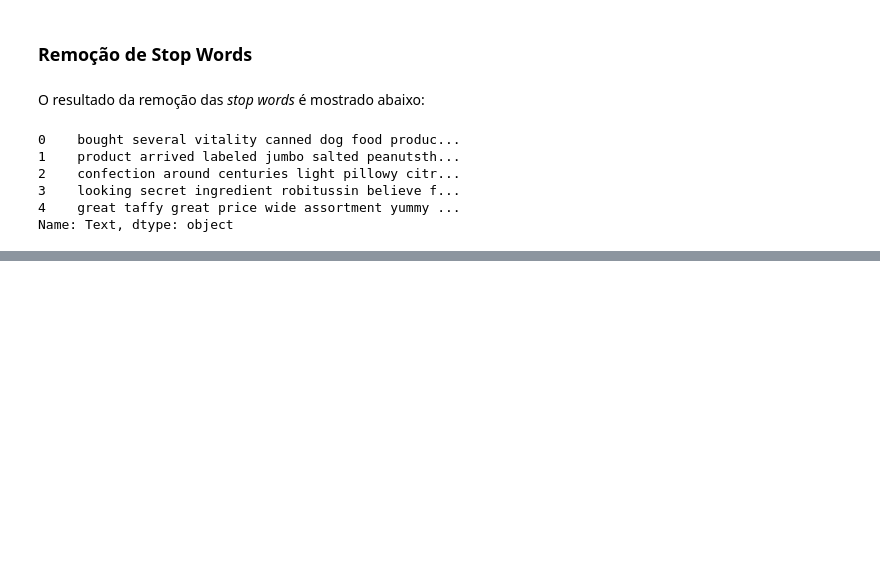
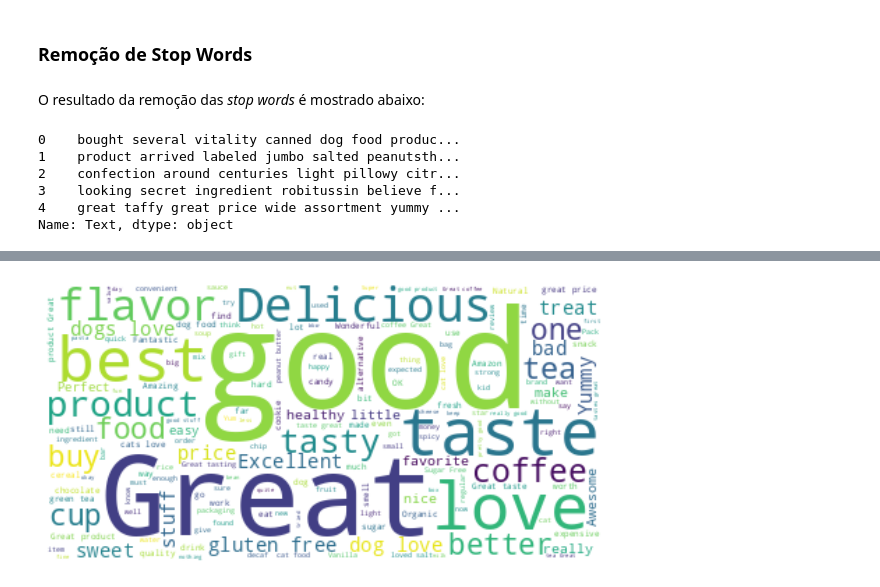
Before and after one commit to igoandrade/sentiment-analysis-projects, a Jupyter notebook: amazon-reviews-analysis/amazon-reviews-analysis.ipynb, the cells around one changed output, grey strips where cells are left out. Drawn from its saved outputs; the diff is of its cells as text; code cells hidden in the pictures; blank space fills up the shorter version.

```diff
--- a/amazon-reviews-analysis/amazon-reviews-analysis.ipynb
+++ b/amazon-reviews-analysis/amazon-reviews-analysis.ipynb
@@ -151,0 +228,12 @@ df['Text' =]
+# %%
+reviews_sample = pd.concat([score_1, score_2, score_3, score_4, score_5], axis=0)
+reviews_sample.reset_index(drop=True, inplace=True)
+# %%
+reviews_str = reviews_sample['Summary'].str.cat()
+wordcloud = WordCloud(background_color='white').generate(reviews_str)
+fig = plt.figure(figsize=(10,10))
+plt.imshow(wordcloud, interpolation='bilinear')
+plt.axis("off")
+plt.show()
+# %% [output]
+[figure, added]
```
Also changed, not shown: parts of 26 cells of this notebook.
